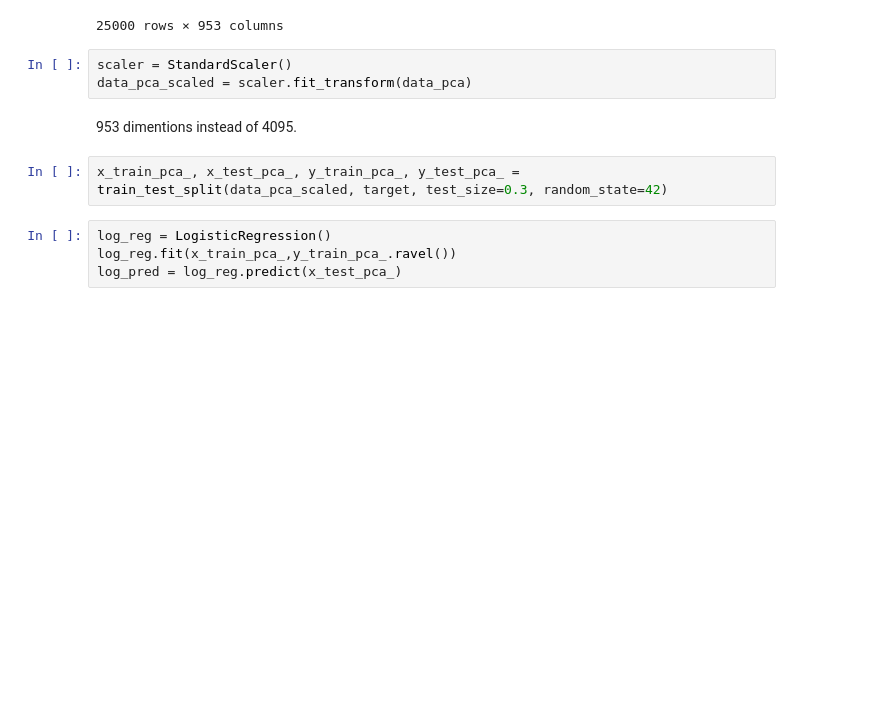
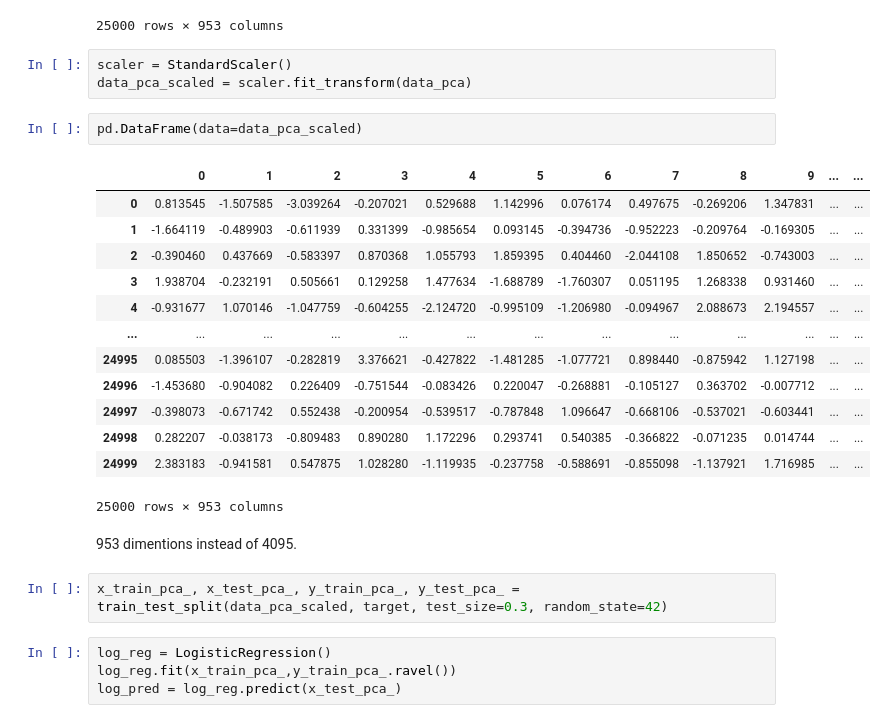
Before and after one commit to itamarKraitman/Data_Visuallization_project, a Jupyter notebook: Untitled.ipynb, the cells around one changed output. Saved outputs shown, nothing was run; the diff lists cells and outputs as text; blank space fills up the shorter version.

```diff
--- a/Untitled.ipynb
+++ b/Untitled.ipynb
@@ -91,6 +99,22 @@ pd.DataFrame(data=data_pca)
 # %%
 scaler = StandardScaler()
 data_pca_scaled = scaler.fit_transform(data_pca)
+# %%
+pd.DataFrame(data=data_pca_scaled)
+# %% [output]
+|  | 0 | 1 | 2 | 3 | 4 | 5 | 6 | 7 | 8 | 9 | ... | ... |
+| 0 | 0.813545 | -1.507585 | -3.039264 | -0.207021 | 0.529688 | 1.142996 | 0.076174 | 0.497675 | -0.269206 | 1.347831 | ... | ... |
+| 1 | -1.664119 | -0.489903 | -0.611939 | 0.331399 | -0.985654 | 0.093145 | -0.394736 | -0.952223 | -0.209764 | -0.169305 | ... | ... |
+| 2 | -0.390460 | 0.437669 | -0.583397 | 0.870368 | 1.055793 | 1.859395 | 0.404460 | -2.044108 | 1.850652 | -0.743003 | ... | ... |
+| 3 | 1.938704 | -0.232191 | 0.505661 | 0.129258 | 1.477634 | -1.688789 | -1.760307 | 0.051195 | 1.268338 | 0.931460 | ... | ... |
+| 4 | -0.931677 | 1.070146 | -1.047759 | -0.604255 | -2.124720 | -0.995109 | -1.206980 | -0.094967 | 2.088673 | 2.194557 | ... | ... |
+| ... | ... | ... | ... | ... | ... | ... | ... | ... | ... | ... | ... | ... |
+| 24995 | 0.085503 | -1.396107 | -0.282819 | 3.376621 | -0.427822 | -1.481285 | -1.077721 | 0.898440 | -0.875942 | 1.127198 | ... | ... |
+| 24996 | -1.453680 | -0.904082 | 0.226409 | -0.751544 | -0.083426 | 0.220047 | -0.268881 | -0.105127 | 0.363702 | -0.007712 | ... | ... |
+| 24997 | -0.398073 | -0.671742 | 0.552438 | -0.200954 | -0.539517 | -0.787848 | 1.096647 | -0.668106 | -0.537021 | -0.603441 | ... | ... |
+| 24998 | 0.282207 | -0.038173 | -0.809483 | 0.890280 | 1.172296 | 0.293741 | 0.540385 | -0.366822 | -0.071235 | 0.014744 | ... | ... |
+| 24999 | 2.383183 | -0.941581 | 0.547875 | 1.028280 | -1.119935 | -0.237758 | -0.588691 | -0.855098 | -1.137921 | 1.716985 | ... | ... |
+25000 rows × 953 columns
 # %% [markdown]
 953 dimentions instead of 4095.
 # %%
```
Also changed, not shown: parts of 3 cells of this notebook.
